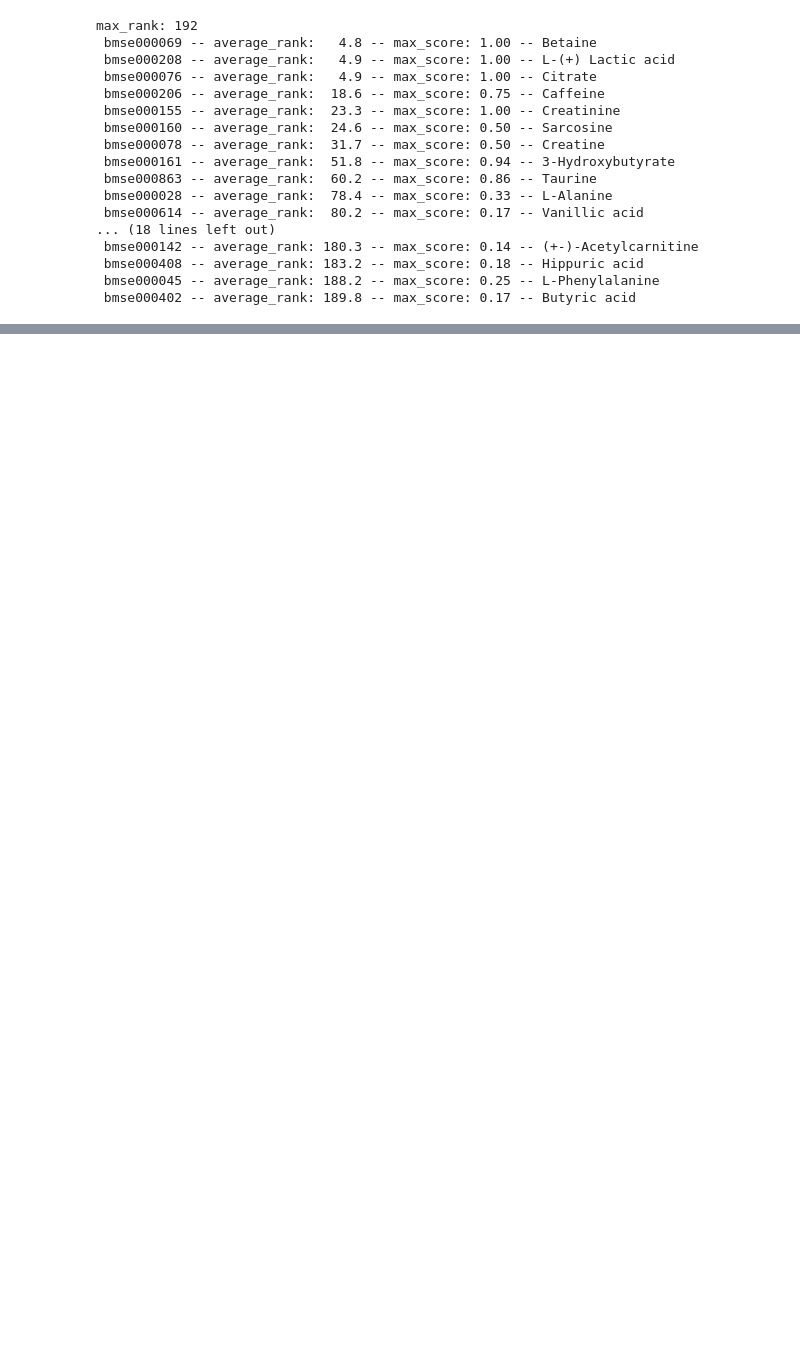
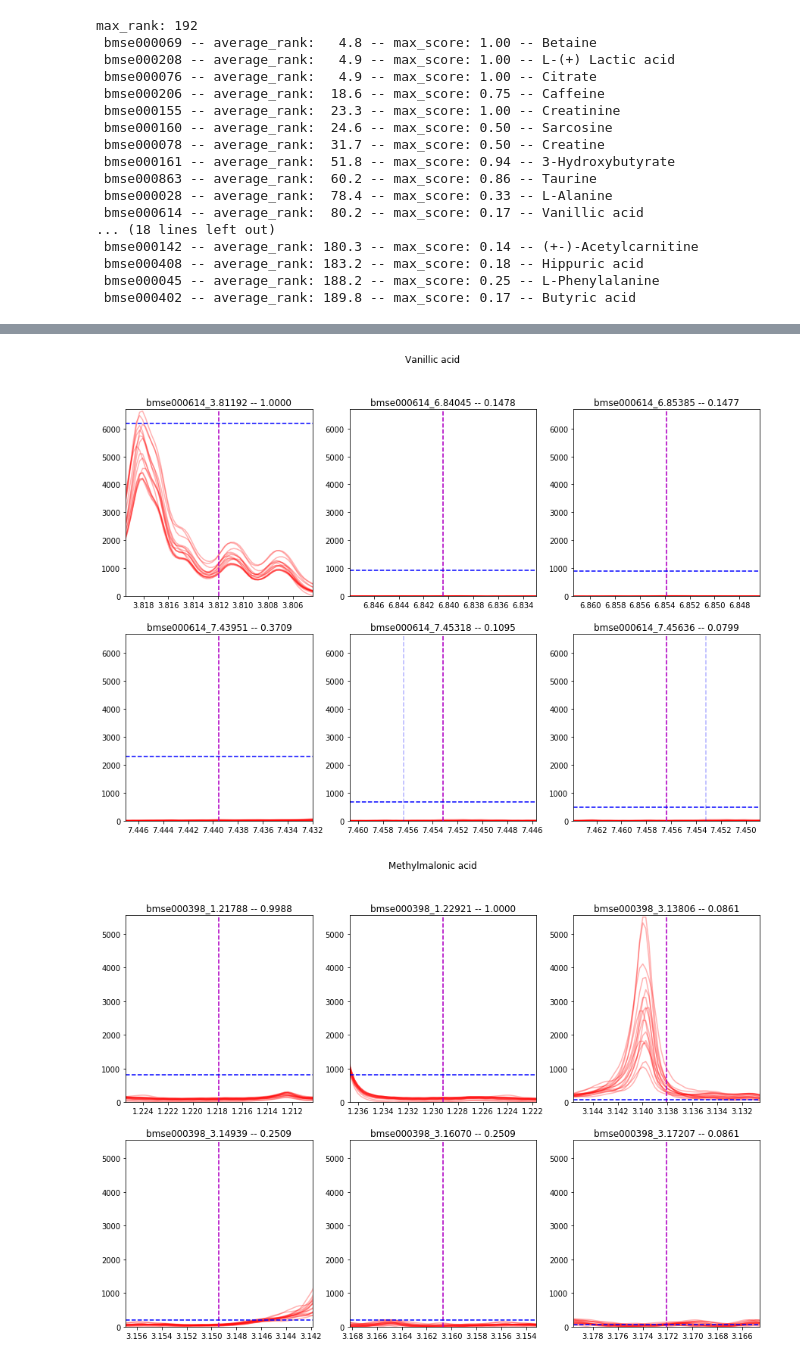
Before and after one commit to mkohram/arion, a Jupyter notebook: notebooks/grid_search.ipynb, the cells around one changed output, grey strips where cells are left out. Saved outputs shown, nothing was run; the diff lists cells and outputs as text; code cells hidden in the pictures; blank space fills up the shorter version.

```diff
--- a/notebooks/grid_search.ipynb
+++ b/notebooks/grid_search.ipynb
@@ -152,8 +148,10 @@ for met_id, met in met_ranks.items():
     })
 # %%
 print(f'max_rank: {max_rank}')
+final_res = []
 for met in sorted(mets, key=lambda m: m['rank_avg']):
     if met['met_id'] in matched_set:
+        final_res.append((met['met_id'], names[met['met_id']]))
         print(f" {met['met_id']} -- average_rank: "
               f"{met['rank_avg']:5.1f} -- "
               f"max_score: {max(met['met'], key=lambda m: m['query_results']['score'])['query_results']['score']:.2f} -- "
@@ -179,0 +188,53 @@ max_rank: 192
+# %%
+# identify a max amplitude value
+width = 0.0075
+same_ymax = True
+# width = 0.1
+
+for found_met in final_res[10:20]:
+    met_peaks = peak_db.metabolite_peaks[found_met[0]]
+    peak_max = max(met_peaks, key=lambda x: x.amp).ppm
+    idx1 = np.abs(raw_day0.iloc[:, 0] - peak_max + 0.0075).idxmin()
+    idx2 = np.abs(raw_day0.iloc[:, 0] - peak_max - 0.0075).idxmin()
+
+    # average of top 20 peaks is our estimate of max_amp
+    max_amp = raw_day0.iloc[idx1:idx2].values.flatten()[raw_day0.iloc[idx1:idx2].values.flatten().argsort()[::-1][:15]].mean()
+
+    s = len(met_peaks)
+    rows = s // 3
+    rows = rows if s % 3 == 0 else rows + 1
+
+    f, axl = plt.subplots(nrows=rows, ncols=3, figsize=(15, 5 * rows))
+    f.suptitle(found_met[1])
+
+    overall_ymax = 0
+    for i, peak in enumerate(met_peaks):
+        ax = axl.flatten()[i]
+        center = peak.ppm
+
+        ax.plot(raw_day0.iloc[:, 0][::-1], raw_day0.iloc[:, 1:][::-1], 'r', alpha=0.3);
+
+        for m in met_peaks:
+            ax.axvline(x=m.ppm, linestyle='--', color='b', alpha=0.3)
+        ax.axvline(x=center, linestyle='--', color='m')
+
+        ax.axhline(y=peak.amp * max_amp, linestyle='--', color='b')
+
+        ax.set_title(f'{peak.id} -- {peak.amp:.4f}')
+        ax.set_xlim(center + width, center - width)
+
+        idx1 = np.abs(raw_day0.iloc[:, 0] - center + width).idxmin()
+        idx2 = np.abs(raw_day0.iloc[:, 0] - center - width).idxmin()
+        ymax = raw_day0.iloc[idx1:idx2].values.max() * 1.01
+
+        if ymax > overall_ymax:
+            overall_ymax = ymax
+        ax.set_ylim(0, ymax)
+
+    if same_ymax:
+        for i, peak in enumerate(met_peaks):
+            ax = axl.flatten()[i]
+            ax.set_ylim(0, overall_ymax)
+# %% [output]
+[figure, added]
+[figure, added]
```
Also changed, not shown: parts of 5 cells of this notebook, 2 other files.
